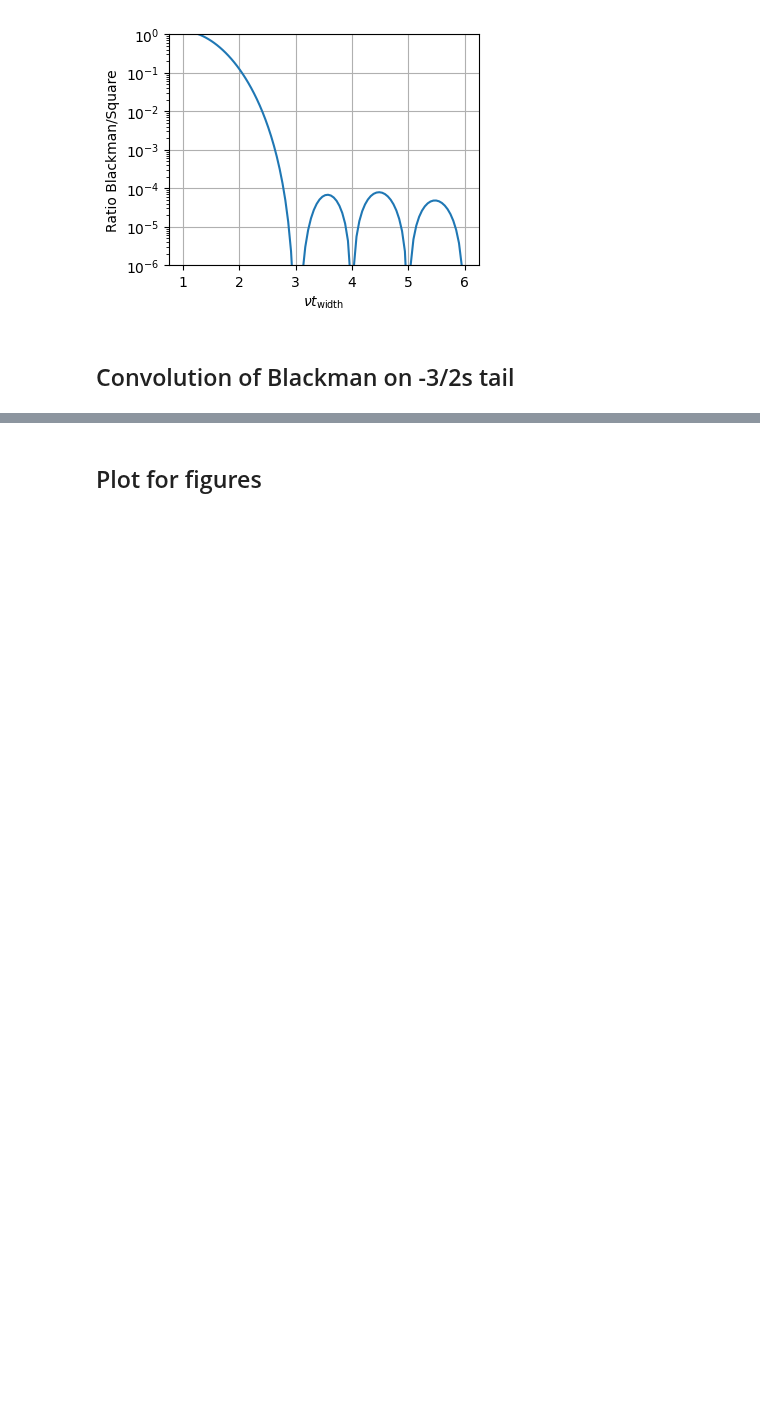
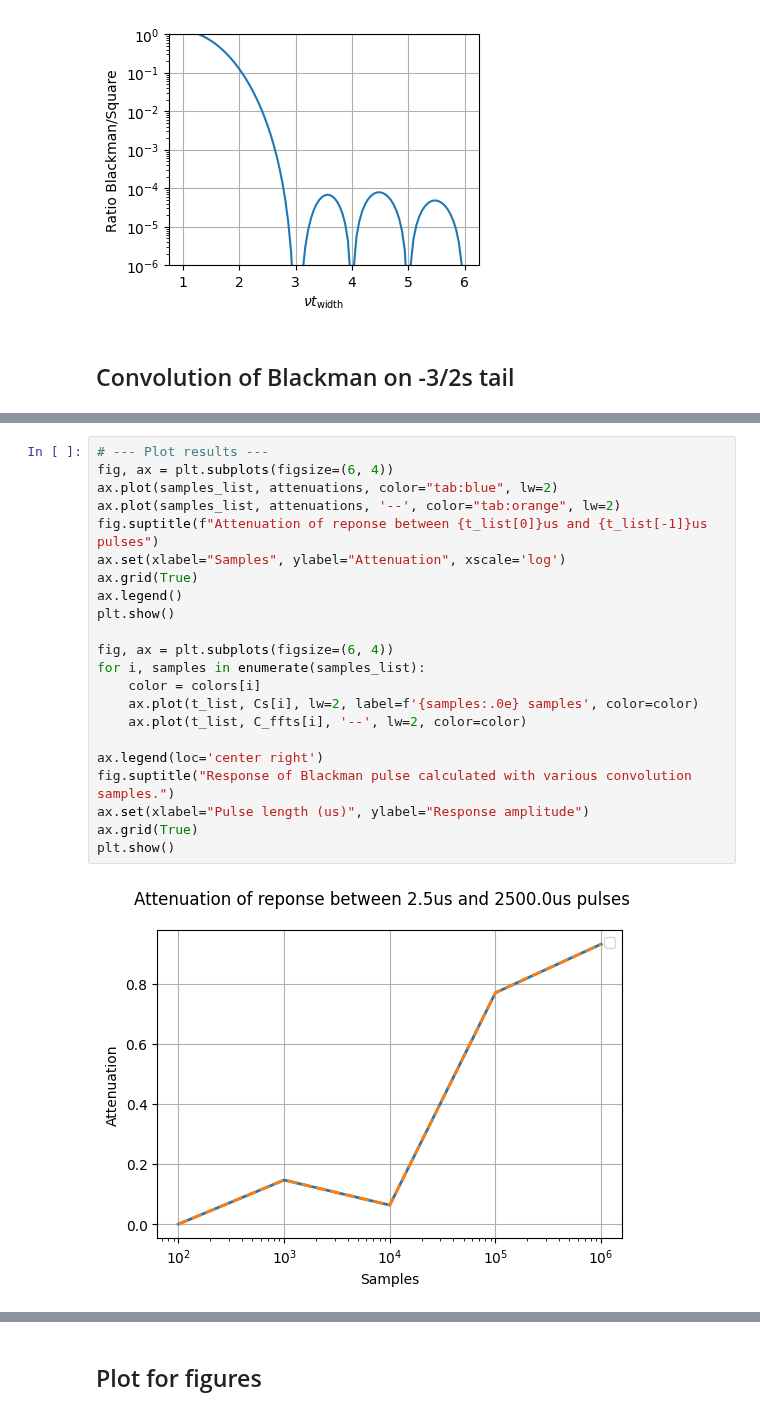
Before and after one commit to colinjdale/ChiPyLab, a Jupyter notebook: examples/plot_blackman_envelope.ipynb, the cells around one changed output, grey strips where cells are left out. Drawn from its saved outputs; the diff is of its cells as text; blank space fills up the shorter version.

```diff
--- a/examples/plot_blackman_envelope.ipynb
+++ b/examples/plot_blackman_envelope.ipynb
@@ -234,0 +236,24 @@ plt.show()
+# %%
+# --- Plot results ---
+fig, ax = plt.subplots(figsize=(6, 4))
+ax.plot(samples_list, attenuations, color="tab:blue", lw=2)
+ax.plot(samples_list, attenuations, '--', color="tab:orange", lw=2)
+fig.suptitle(f"Attenuation of reponse between {t_list[0]}us and {t_list[-1]}us pulses")
+ax.set(xlabel="Samples", ylabel="Attenuation", xscale='log')
+ax.grid(True)
+ax.legend()
+plt.show()
+
+fig, ax = plt.subplots(figsize=(6, 4))
+for i, samples in enumerate(samples_list):
+    color = colors[i]
+    ax.plot(t_list, Cs[i], lw=2, label=f'{samples:.0e} samples', color=color)
+    ax.plot(t_list, C_ffts[i], '--', lw=2, color=color)
+
+ax.legend(loc='center right')
+fig.suptitle("Response of Blackman pulse calculated with various convolution samples.")
+ax.set(xlabel="Pulse length (us)", ylabel="Response amplitude")
+ax.grid(True)
+plt.show()
+# %% [output]
+[figure, added]
```
Also changed, not shown: parts of 15 cells of this notebook, 5 other files.
